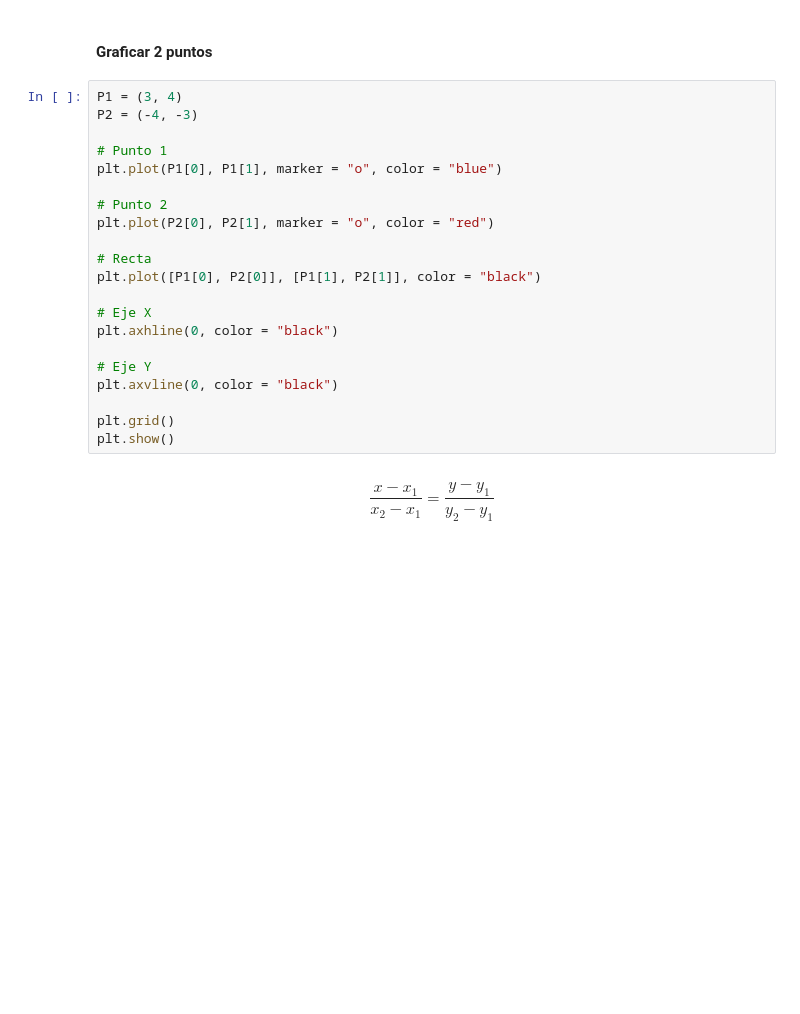
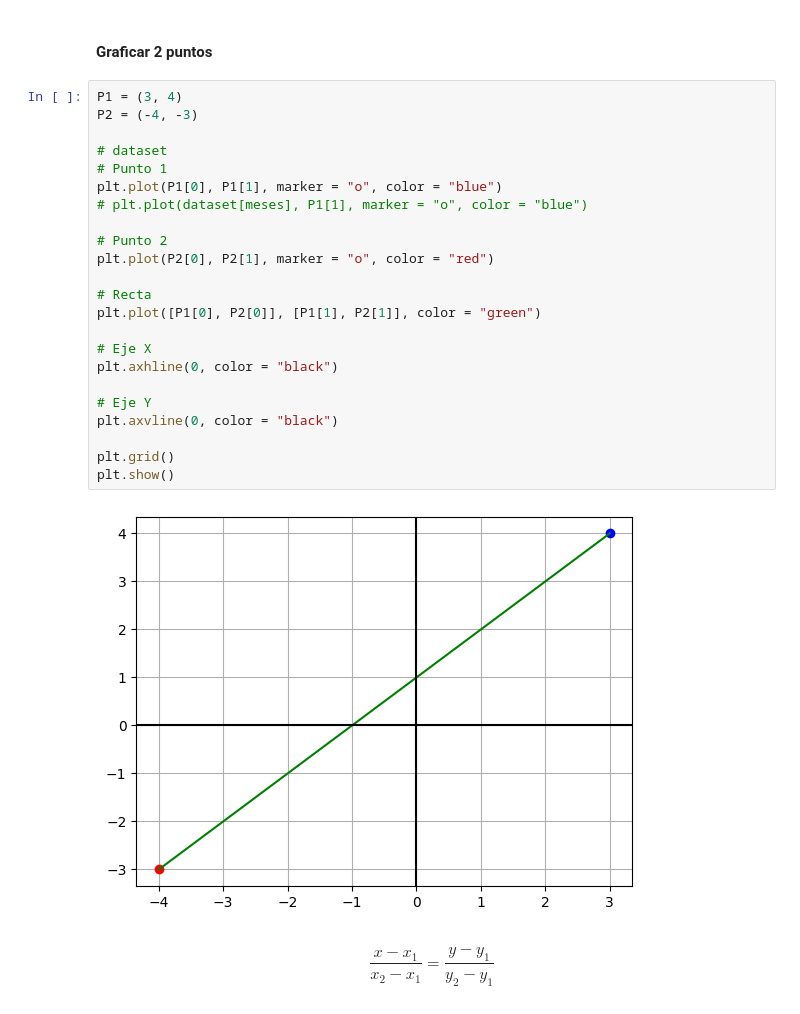
Before and after one commit to CaroliCosas/Bootcamp_Data_Science, a Jupyter notebook: mod2-estudio-matematicas-y-estadistica-main/00.Estudio Teoría/03.geometria.ipynb, the cells around one changed output. Drawn from its saved outputs; the diff is of its cells as text; blank space fills up the shorter version.

```diff
--- a/mod2-estudio-matematicas-y-estadistica-main/00.Estudio Teoría/03.geometria.ipynb
+++ b/mod2-estudio-matematicas-y-estadistica-main/00.Estudio Teoría/03.geometria.ipynb
@@ -45,24 +48,28 @@ print(f"matplotlib=={matplotlib.__version__}")
 # %%
 P1 = (3, 4)
 P2 = (-4, -3)
 
+# dataset
 # Punto 1
 plt.plot(P1[0], P1[1], marker = "o", color = "blue")
+# plt.plot(dataset[meses], P1[1], marker = "o", color = "blue")
 
 # Punto 2
 plt.plot(P2[0], P2[1], marker = "o", color = "red")
 
 # Recta
-plt.plot([P1[0], P2[0]], [P1[1], P2[1]], color = "black")
+plt.plot([P1[0], P2[0]], [P1[1], P2[1]], color = "green")
 
 # Eje X
 plt.axhline(0, color = "black")
 
 # Eje Y
 plt.axvline(0, color = "black")
 
 plt.grid()
 plt.show()
+# %% [output]
+[figure, added]
 # %% [markdown]
 $$\frac{x-x_1}{x_2-x_1} = \frac{y-y_1}{y_2-y_1}$$
 # %% [markdown]
```
Also changed, not shown: parts of 3 cells of this notebook.
